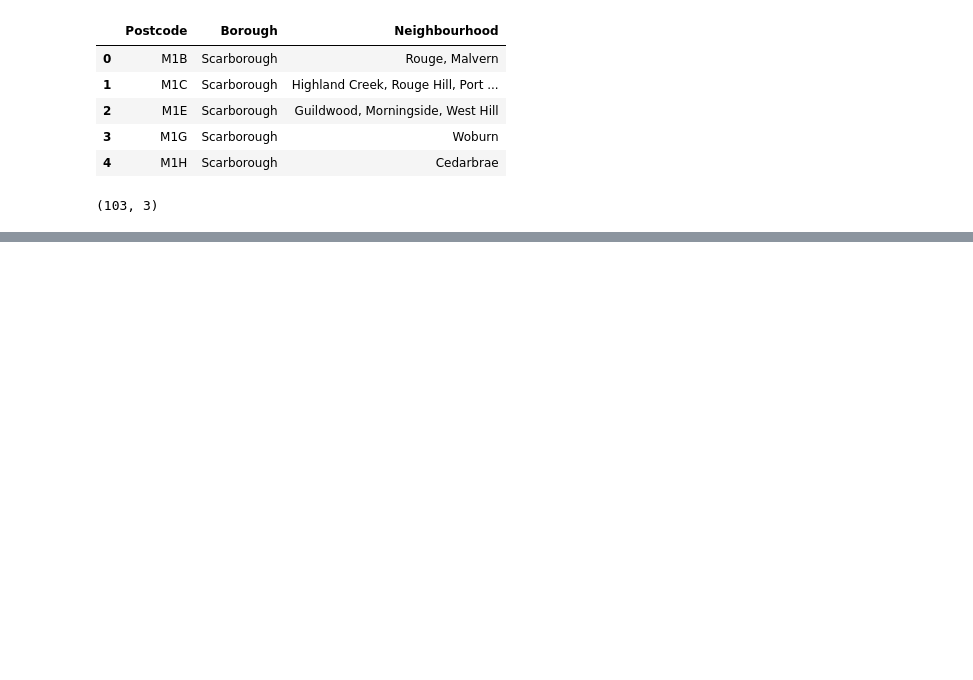
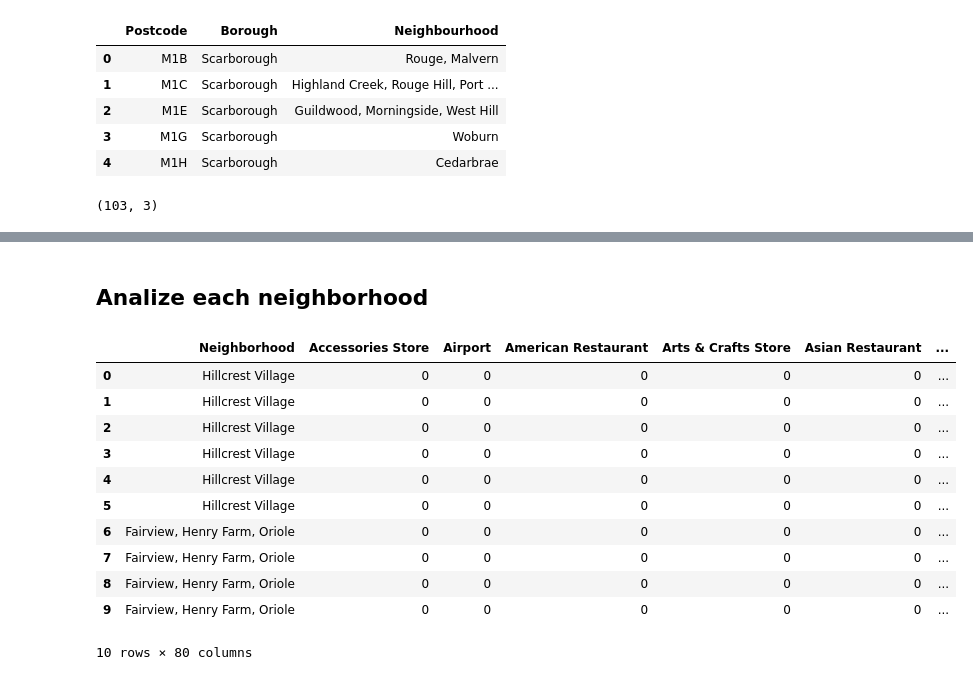
Before and after one commit to DenisShchuka/Coursera_Capstone, a Jupyter notebook: Neighborhoods.ipynb, the cells around one changed output, grey strips where cells are left out. Cells and saved outputs as stored; diff of their text form; code cells hidden in the pictures; blank space fills up the shorter version.

```diff
--- a/Neighborhoods.ipynb
+++ b/Neighborhoods.ipynb
@@ -65,0 +334,27 @@ df_tst.shape
+# %% [markdown]
+## Analize each neighborhood
+# %%
+# one hot encoding
+ny_onehot = pd.get_dummies(ny_venues[['Venue Category']], prefix="", prefix_sep="")
+
+# add neighborhood column back to dataframe
+ny_onehot['Neighborhood'] = ny_venues['Neighborhood']
+
+# move neighborhood column to the first column
+fixed_columns = [ny_onehot.columns[-1]] + list(ny_onehot.columns[:-1])
+ny_onehot = ny_onehot[fixed_columns]
+
+ny_onehot.head(10)
+# %% [output]
+|  | Neighborhood | Accessories Store | Airport | American Restaurant | Arts & Crafts Store | Asian Restaurant | ... |
+| 0 | Hillcrest Village | 0 | 0 | 0 | 0 | 0 | ... |
+| 1 | Hillcrest Village | 0 | 0 | 0 | 0 | 0 | ... |
+| 2 | Hillcrest Village | 0 | 0 | 0 | 0 | 0 | ... |
+| 3 | Hillcrest Village | 0 | 0 | 0 | 0 | 0 | ... |
+| 4 | Hillcrest Village | 0 | 0 | 0 | 0 | 0 | ... |
+| 5 | Hillcrest Village | 0 | 0 | 0 | 0 | 0 | ... |
+| 6 | Fairview, Henry Farm, Oriole | 0 | 0 | 0 | 0 | 0 | ... |
+| 7 | Fairview, Henry Farm, Oriole | 0 | 0 | 0 | 0 | 0 | ... |
+| 8 | Fairview, Henry Farm, Oriole | 0 | 0 | 0 | 0 | 0 | ... |
+| 9 | Fairview, Henry Farm, Oriole | 0 | 0 | 0 | 0 | 0 | ... |
+10 rows × 80 columns
```
Also changed, not shown: parts of 38 cells of this notebook.
